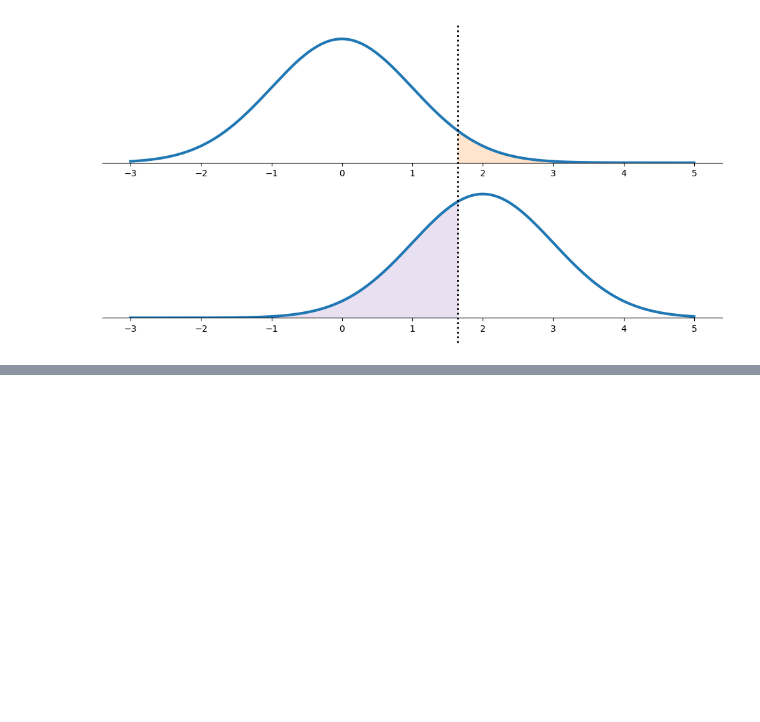
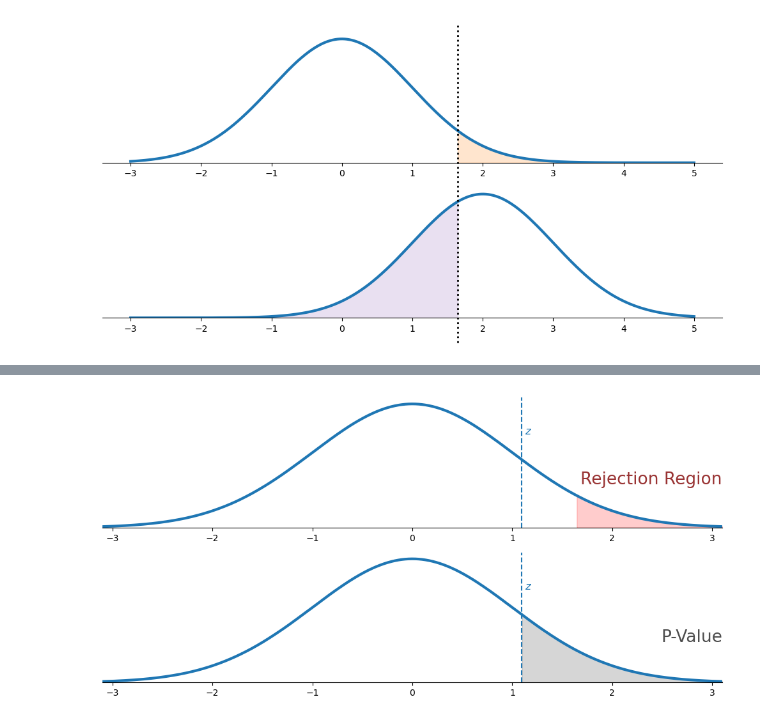
Before and after one commit to alexanderthclark/Matplotlib-for-Storytellers, a Jupyter notebook: python/Special-Figure-Dev.ipynb, the cells around one changed output, grey strips where cells are left out. Saved outputs shown, nothing was run; the diff lists cells and outputs as text; code cells hidden in the pictures; blank space fills up the shorter version.

```diff
--- a/python/Special-Figure-Dev.ipynb
+++ b/python/Special-Figure-Dev.ipynb
@@ -705,0 +746,65 @@ savepy('normal-pdf')
+# %%
+# One-sided test
+from statsmodels.stats.proportion import proportions_ztest
+z_oneside, pval_oneside = proportions_ztest(
+                                count = 18,
+                                nobs = 30,
+                                value = .5,
+                                prop_var = 0.5,
+                                alternative = 'larger')
+
+# one tail norm
+x = np.linspace(-4,4, 100_000)
+norm_pdf = stats.norm.pdf(x)
+
+# Make empty figure
+fig, axx = plt.subplots(2, 1,
+                        figsize = (10,5),
+                        sharey = True)
+
+for ax in axx:
+      # add normal curve
+    ax.plot(x, norm_pdf, lw = 3)
+
+    # add z stat
+    ax.axvline(z_oneside, linestyle = 'dashed')
+    ax.text(z_oneside, 0.3, ' $z$', ha = 'left', size = 12, color = 'C0')
+
+    # Clean plot
+    for s in 'left', 'right', 'top':
+        ax.spines[s].set_visible(False)
+    ax.yaxis.set_ticks([])
+    ax.set_ylim(0,.42)
+    ax.set_xlim(-3.1, 3.1)
+
+# draw rejection region
+ax = axx[0]
+alpha = .05
+critical_value = stats.norm.ppf(1 - alpha) # for one-sided
+rejection_x = x[x>critical_value]
+ax.fill_between(rejection_x, norm_pdf[-len(rejection_x):],
+                color = 'red',
+                alpha = 0.2)
+ax.text(3.1, .14,
+        s = 'Rejection Region',
+        fontsize = 19,
+        color = (.6, .2, .2),
+        ha = 'right')
+
+# shade p-value
+ax = axx[1]
+more_extreme_x = x[x>z_oneside]
+ax.fill_between(more_extreme_x, norm_pdf[-len(more_extreme_x):],
+                color = (.2, .2, .2),
+                alpha = 0.2)
+ax.text(3.1, .13,
+        s = 'P-Value',
+        fontsize = 19,
+        color = (.3, .3, .3),
+        ha = 'right')
+#truncate
+plt.tight_layout()
+plt.savefig("one-tail-norm.pdf")
+plt.show()
+# %% [output]
+[figure, added]
```
Also changed, not shown: parts of 39 cells of this notebook, 28 other files.
